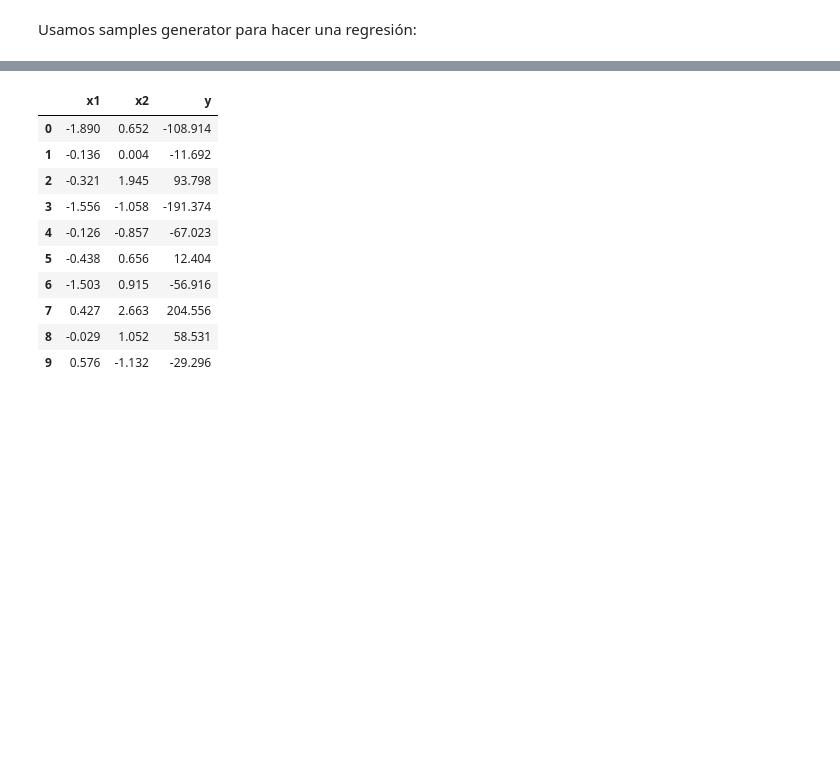
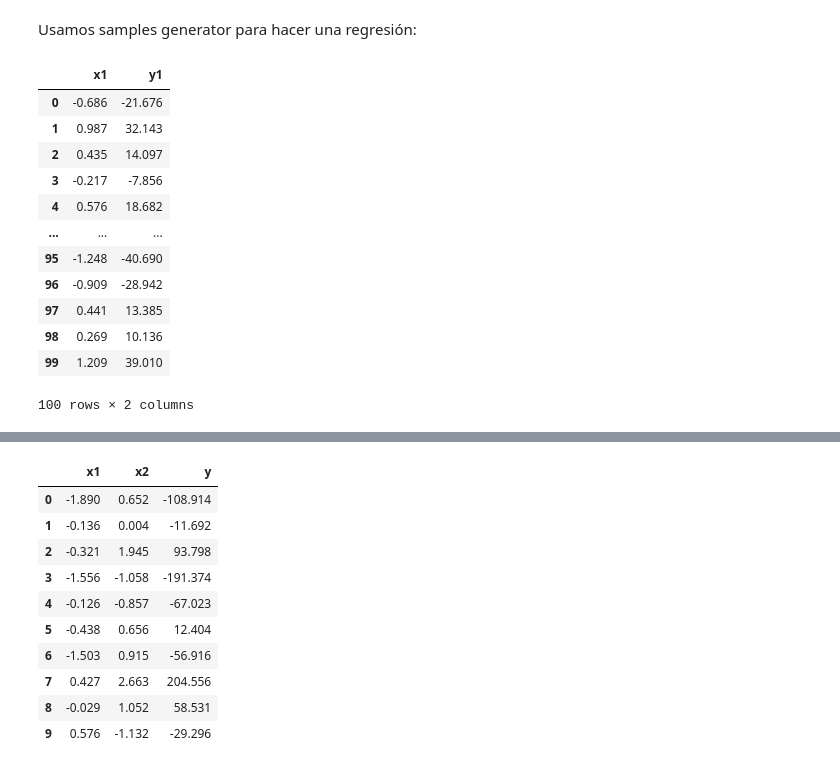
Before and after one commit to madcentral/metodosestadisticos, a Jupyter notebook: cuadernos/Gradiente Descendente y Regularización.ipynb, the cells around one changed output, grey strips where cells are left out. Cells and saved outputs as stored; diff of their text form; code cells hidden in the pictures; blank space fills up the shorter version.

```diff
--- a/cuadernos/Gradiente Descendente y Regularización.ipynb
+++ b/cuadernos/Gradiente Descendente y Regularización.ipynb
@@ -23,0 +30,19 @@ pd.options.display.float_format = '{:,.3f}'.format
+# %%
+df = pd.DataFrame({'x1': X1[:,0],
+                   'y1': y1})
+df = df[['x1', 'y1']]
+df
+# %% [output]
+|  | x1 | y1 |
+| 0 | -0.686 | -21.676 |
+| 1 | 0.987 | 32.143 |
+| 2 | 0.435 | 14.097 |
+| 3 | -0.217 | -7.856 |
+| 4 | 0.576 | 18.682 |
+| ... | ... | ... |
+| 95 | -1.248 | -40.690 |
+| 96 | -0.909 | -28.942 |
+| 97 | 0.441 | 13.385 |
+| 98 | 0.269 | 10.136 |
+| 99 | 1.209 | 39.010 |
+100 rows × 2 columns
```
Also changed, not shown: parts of 15 cells of this notebook.
